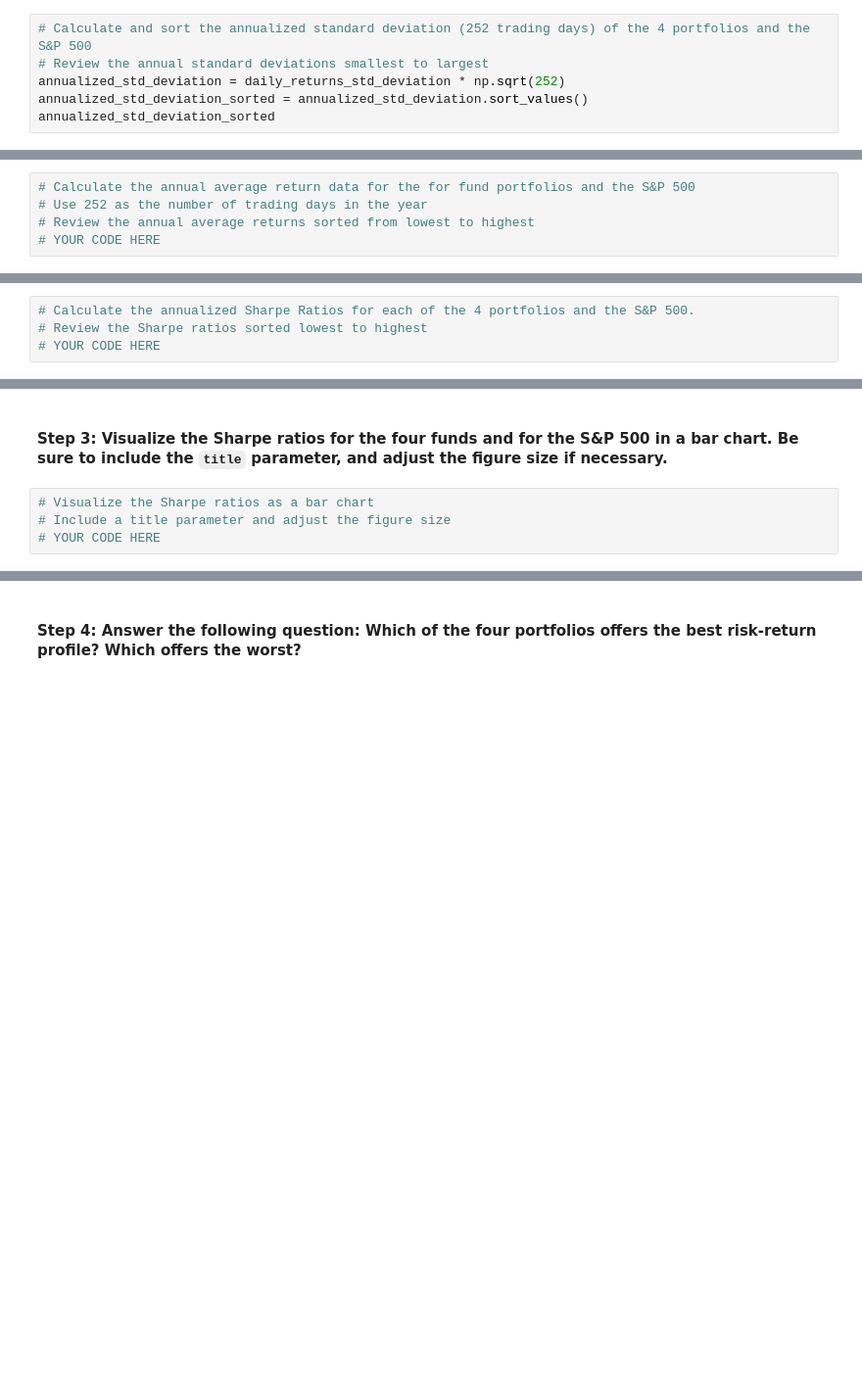
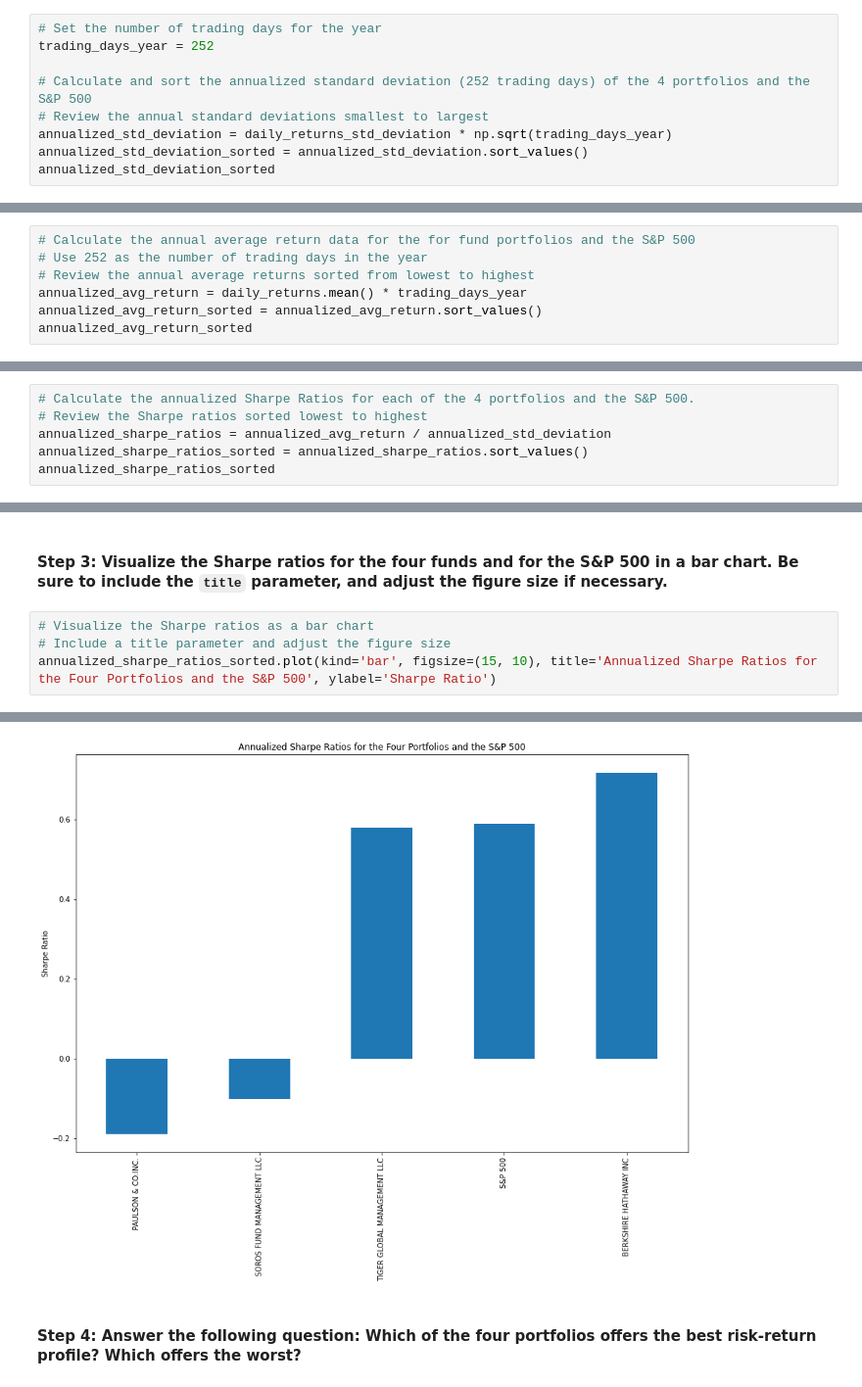
Before and after one commit to jpweldon/Module_4_Challenge, a Jupyter notebook: risk_return_analysis.ipynb, the cells around one changed output, grey strips where cells are left out. Shown: that part at 98% size. Cells and saved outputs as stored; diff of their text form; blank space fills up the shorter version.

Commit message:
Add Further Risk and Return Analysis

```diff
--- a/risk_return_analysis.ipynb
+++ b/risk_return_analysis.ipynb
@@ -295,9 +295,12 @@ dtype: float64
 # %% [markdown]
 #### Step 2: Calculate the annualized standard deviation for each of the four portfolios and for the S&P 500. To do that, multiply the standard deviation by the square root of the number of trading days. Use 252 for that number.
 # %%
+# Set the number of trading days for the year
+trading_days_year = 252
+
 # Calculate and sort the annualized standard deviation (252 trading days) of the 4 portfolios and the S&P 500
 # Review the annual standard deviations smallest to largest
-annualized_std_deviation = daily_returns_std_deviation * np.sqrt(252)
+annualized_std_deviation = daily_returns_std_deviation * np.sqrt(trading_days_year)
 annualized_std_deviation_sorted = annualized_std_deviation.sort_values()
 annualized_std_deviation_sorted
 # %% [output]
@@ -358,4 +361,6 @@ To determine the overall risk of an asset or portfolio, quantitative analysts an
 # Calculate the annual average return data for the for fund portfolios and the S&P 500
 # Use 252 as the number of trading days in the year
 # Review the annual average returns sorted from lowest to highest
-# YOUR CODE HERE
+annualized_avg_return = daily_returns.mean() * trading_days_year
+annualized_avg_return_sorted = annualized_avg_return.sort_values()
+annualized_avg_return_sorted
@@ -364,4 +376,6 @@ To determine the overall risk of an asset or portfolio, quantitative analysts an
 # %%
 # Calculate the annualized Sharpe Ratios for each of the 4 portfolios and the S&P 500.
 # Review the Sharpe ratios sorted lowest to highest
-# YOUR CODE HERE
+annualized_sharpe_ratios = annualized_avg_return / annualized_std_deviation
+annualized_sharpe_ratios_sorted = annualized_sharpe_ratios.sort_values()
+annualized_sharpe_ratios_sorted
@@ -370,4 +391,5 @@ To determine the overall risk of an asset or portfolio, quantitative analysts an
 # %%
 # Visualize the Sharpe ratios as a bar chart
 # Include a title parameter and adjust the figure size
-# YOUR CODE HERE
+annualized_sharpe_ratios_sorted.plot(kind='bar', figsize=(15, 10), title='Annualized Sharpe Ratios for the Four Portfolios and the S&P 500', ylabel='Sharpe Ratio')
+# %% [output]
@@ -374,2 +397,3 @@ To determine the overall risk of an asset or portfolio, quantitative analysts an
+[figure, added]
 # %% [markdown]
 #### Step 4: Answer the following question: Which of the four portfolios offers the best risk-return profile? Which offers the worst?
```
Also changed, not shown: parts of 6 cells of this notebook, 1 other file.
